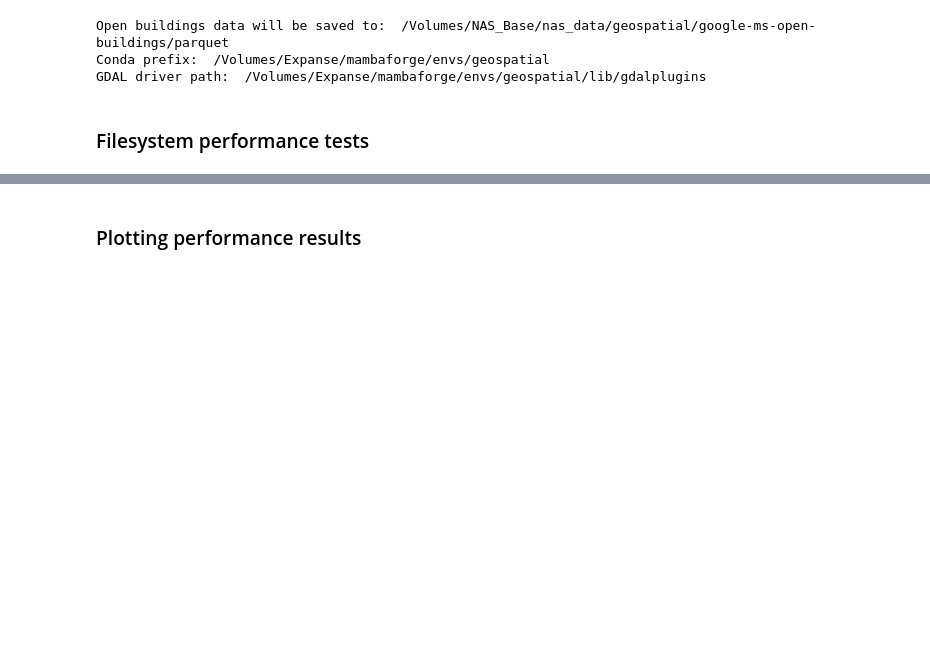
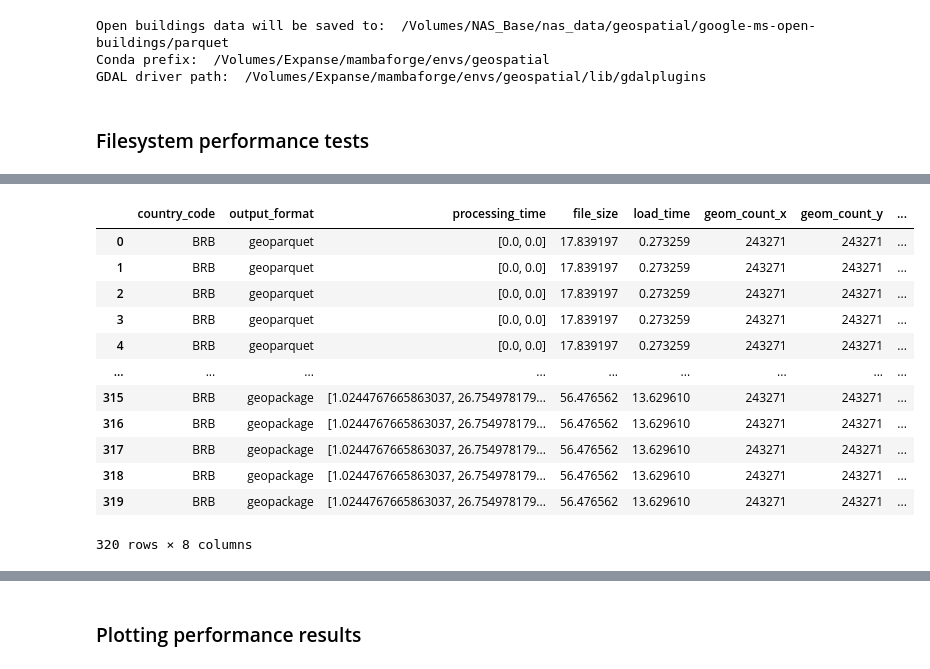
Before and after one commit to avega17/ds_benchwork, a Jupyter notebook: geoparquet-performance.ipynb, the cells around one changed output, grey strips where cells are left out. Saved outputs shown, nothing was run; the diff lists cells and outputs as text; code cells hidden in the pictures; blank space fills up the shorter version.

```diff
--- a/geoparquet-performance.ipynb
+++ b/geoparquet-performance.ipynb
@@ -188,8 +175,22 @@ compress_stats_df
 # %%
-    # in output format column, change "parquet" to "geoparquet"
-    convert_stats_df["output_format"] = convert_stats_df["output_format"].apply(lambda x: "geoparquet" if x == "parquet" else x)
-    # add geom_count column to convert_stats_df by joining on country_code
-    convert_stats_df = convert_stats_df.merge(compress_stats_df[["country_code", "geom_count"]], on="country_code")
-    # display updated convert_stats_df
-    convert_stats_df
+# in output format column, change "parquet" to "geoparquet"
+convert_df["output_format"] = convert_df["output_format"].apply(lambda x: "geoparquet" if x == "parquet" else x)
+# add geom_count column to convert_stats_df by joining on country_code
+convert_df = convert_df.merge(compress_df[["country_code", "geom_count"]], on="country_code")
+# display updated convert_stats_df
+convert_df
+# %% [output]
+|  | country_code | output_format | processing_time | file_size | load_time | geom_count_x | geom_count_y | ... |
+| 0 | BRB | geoparquet | [0.0, 0.0] | 17.839197 | 0.273259 | 243271 | 243271 | ... |
+| 1 | BRB | geoparquet | [0.0, 0.0] | 17.839197 | 0.273259 | 243271 | 243271 | ... |
+| 2 | BRB | geoparquet | [0.0, 0.0] | 17.839197 | 0.273259 | 243271 | 243271 | ... |
+| 3 | BRB | geoparquet | [0.0, 0.0] | 17.839197 | 0.273259 | 243271 | 243271 | ... |
+| 4 | BRB | geoparquet | [0.0, 0.0] | 17.839197 | 0.273259 | 243271 | 243271 | ... |
+| ... | ... | ... | ... | ... | ... | ... | ... | ... |
+| 315 | BRB | geopackage | [1.0244767665863037, 26.754978179... | 56.476562 | 13.629610 | 243271 | 243271 | ... |
+| 316 | BRB | geopackage | [1.0244767665863037, 26.754978179... | 56.476562 | 13.629610 | 243271 | 243271 | ... |
+| 317 | BRB | geopackage | [1.0244767665863037, 26.754978179... | 56.476562 | 13.629610 | 243271 | 243271 | ... |
+| 318 | BRB | geopackage | [1.0244767665863037, 26.754978179... | 56.476562 | 13.629610 | 243271 | 243271 | ... |
+| 319 | BRB | geopackage | [1.0244767665863037, 26.754978179... | 56.476562 | 13.629610 | 243271 | 243271 | ... |
+320 rows × 8 columns
 # %%
```
Also changed, not shown: parts of 12 cells of this notebook, 2 other files.
